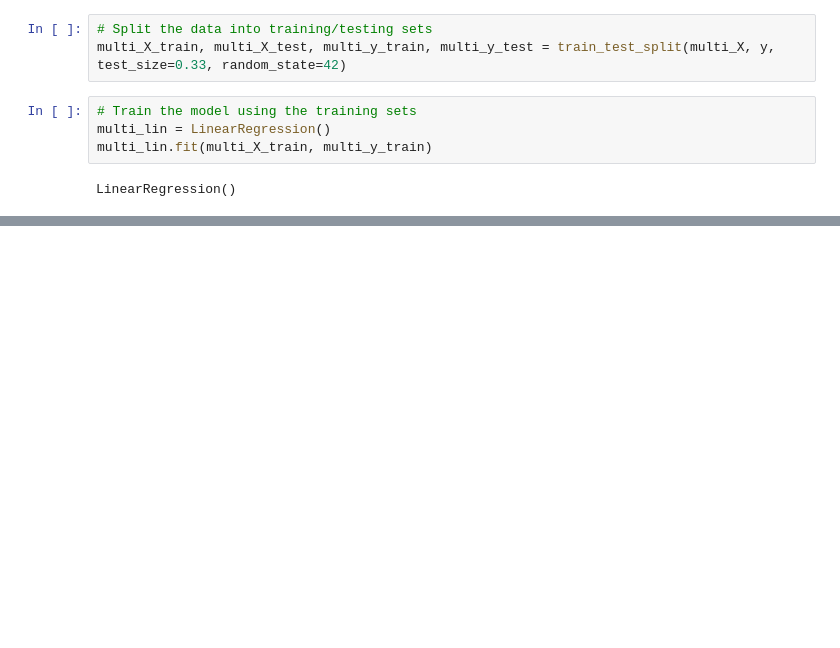
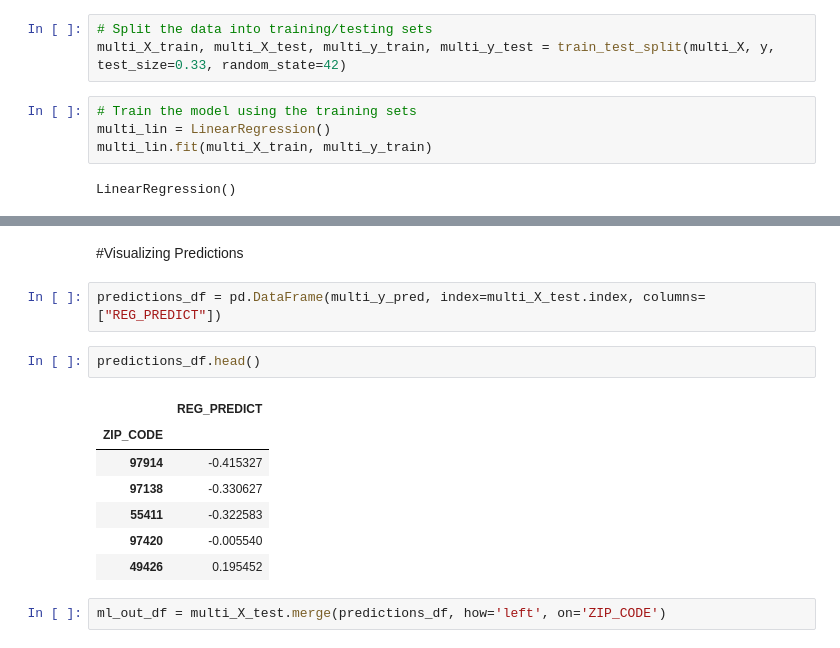
Before and after one commit to jmmadson/data_miners, a Jupyter notebook: ML_Model/data_miners_linear.ipynb, the cells around one changed output, grey strips where cells are left out. Cells and saved outputs as stored; diff of their text form; blank space fills up the shorter version.

```diff
--- a/ML_Model/data_miners_linear.ipynb
+++ b/ML_Model/data_miners_linear.ipynb
@@ -337,0 +288,16 @@ print(multi_y_pred.shape)
+# %% [markdown]
+#Visualizing Predictions
+# %%
+predictions_df = pd.DataFrame(multi_y_pred, index=multi_X_test.index, columns=["REG_PREDICT"])
+# %%
+predictions_df.head()
+# %% [output]
+|  | REG_PREDICT |
+| ZIP_CODE |  |
+| 97914 | -0.415327 |
+| 97138 | -0.330627 |
+| 55411 | -0.322583 |
+| 97420 | -0.005540 |
+| 49426 | 0.195452 |
+# %%
+ml_out_df = multi_X_test.merge(predictions_df, how='left', on='ZIP_CODE')
```
Also changed, not shown: parts of 34 cells of this notebook, 4 other files.
